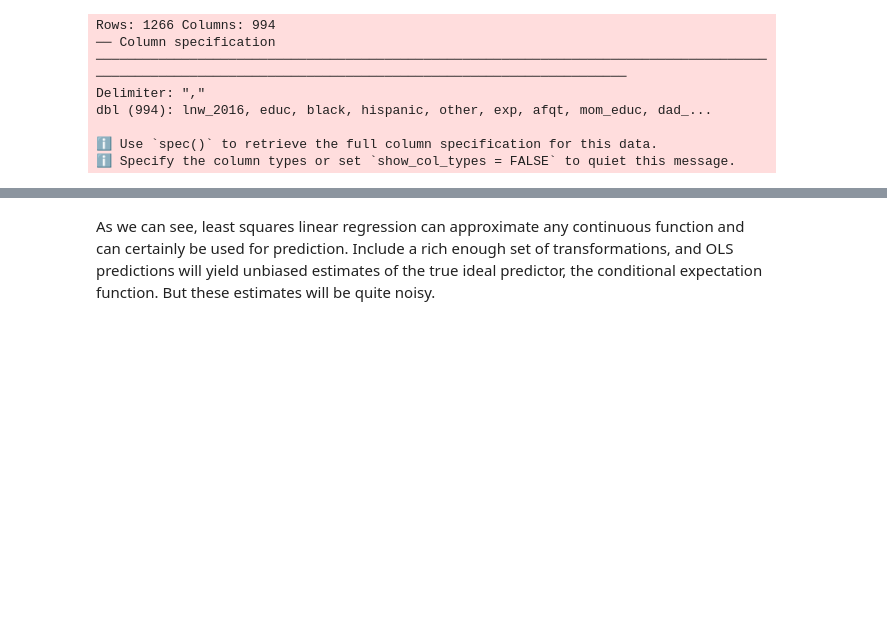
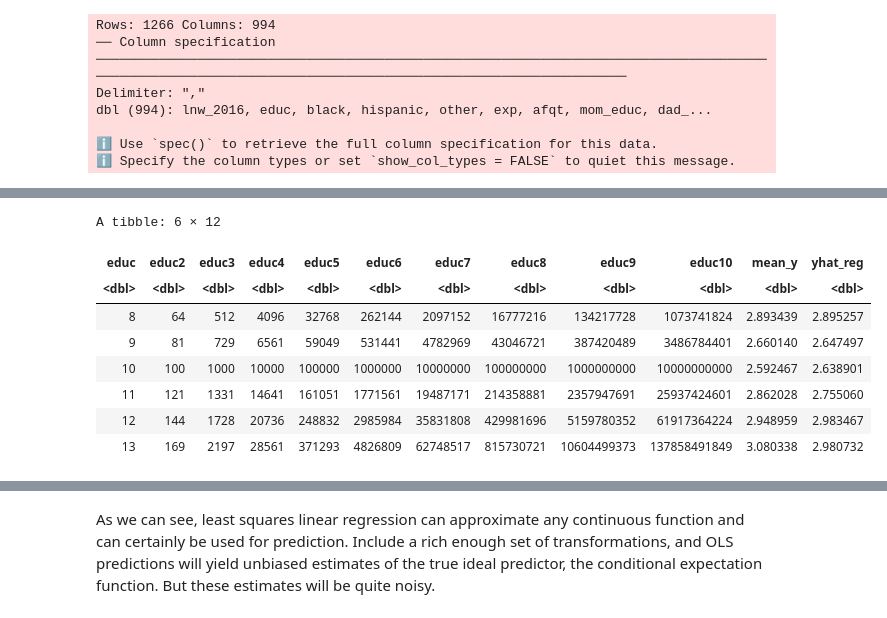
Before and after one commit to ignaciomsarmiento/BDML_SS, a Jupyter notebook: Lecture02/Codigo_SS02.ipynb, the cells around one changed output, grey strips where cells are left out. Saved outputs shown, nothing was run; the diff lists cells and outputs as text; code cells hidden in the pictures; blank space fills up the shorter version.

```diff
--- a/Lecture02/Codigo_SS02.ipynb
+++ b/Lecture02/Codigo_SS02.ipynb
@@ -115,0 +164,12 @@ ggplot(summ) +
+# %%
+head(summ)
+# %% [output]
+A tibble: 6 × 12
+| educ | educ2 | educ3 | educ4 | educ5 | educ6 | educ7 | educ8 | educ9 | educ10 | mean_y | yhat_reg |
+| <dbl> | <dbl> | <dbl> | <dbl> | <dbl> | <dbl> | <dbl> | <dbl> | <dbl> | <dbl> | <dbl> | <dbl> |
+| 8 | 64 | 512 | 4096 | 32768 | 262144 | 2097152 | 16777216 | 134217728 | 1073741824 | 2.893439 | 2.895257 |
+| 9 | 81 | 729 | 6561 | 59049 | 531441 | 4782969 | 43046721 | 387420489 | 3486784401 | 2.660140 | 2.647497 |
+| 10 | 100 | 1000 | 10000 | 100000 | 1000000 | 10000000 | 100000000 | 1000000000 | 10000000000 | 2.592467 | 2.638901 |
+| 11 | 121 | 1331 | 14641 | 161051 | 1771561 | 19487171 | 214358881 | 2357947691 | 25937424601 | 2.862028 | 2.755060 |
+| 12 | 144 | 1728 | 20736 | 248832 | 2985984 | 35831808 | 429981696 | 5159780352 | 61917364224 | 2.948959 | 2.983467 |
+| 13 | 169 | 2197 | 28561 | 371293 | 4826809 | 62748517 | 815730721 | 10604499373 | 137858491849 | 3.080338 | 2.980732 |
```
Also changed, not shown: parts of 22 cells of this notebook.
